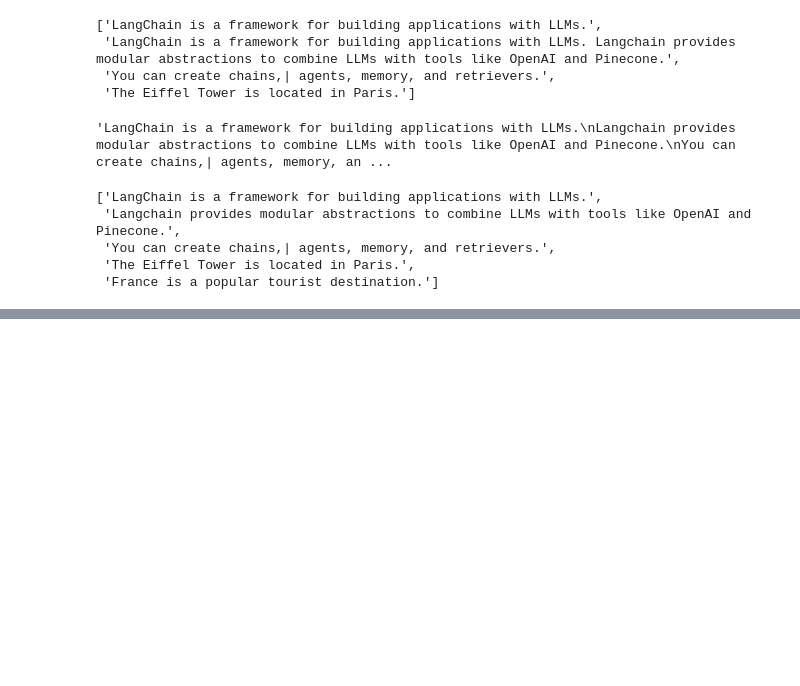
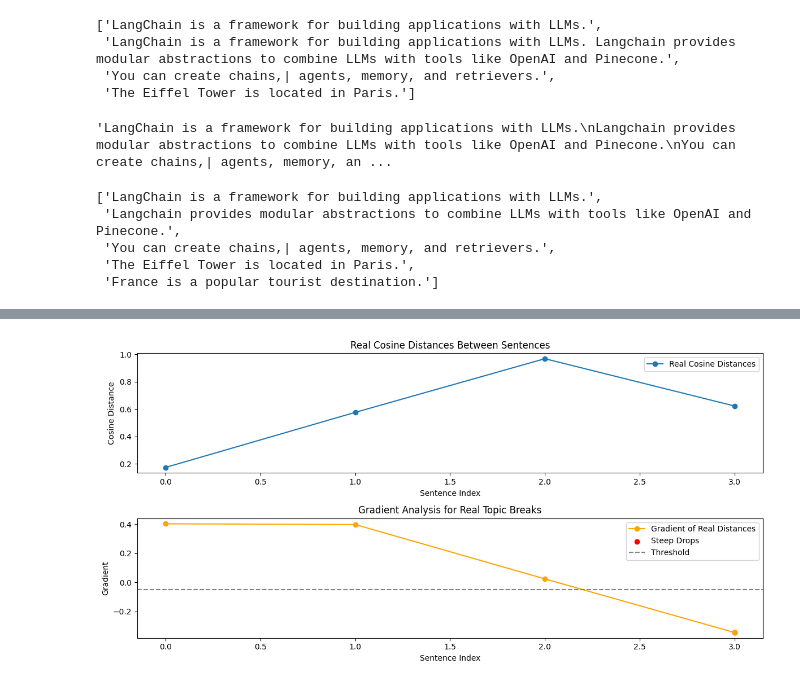
Before and after one commit to Omega-Centauri-21/RAG, a Jupyter notebook: 3-advanced-semantic-chunking/1_semantic_chunking.ipynb, the cells around one changed output, grey strips where cells are left out. Saved outputs shown, nothing was run; the diff lists cells and outputs as text; code cells hidden in the pictures; blank space fills up the shorter version.

Commit message:
Adv. Semantic Retrival with dynamic thresholding.

```diff
--- a/3-advanced-semantic-chunking/1_semantic_chunking.ipynb
+++ b/3-advanced-semantic-chunking/1_semantic_chunking.ipynb
@@ -131,0 +184,38 @@ sentences
+# %%
+import matplotlib.pyplot as plt
+from sklearn.metrics.pairwise import cosine_similarity
+
+# Use real chunks and calculate distances
+real_embeddings = embedding_model.embed_documents(sentences)
+real_distances = [
+    1 - cosine_similarity([real_embeddings[i]], [real_embeddings[i + 1]])[0][0]
+    for i in range(len(real_embeddings) - 1)
+ ]
+real_gradients = np.gradient(real_distances)
+real_steep_drops = np.where(real_gradients < -0.05)[0]  # Threshold for steep drops
+
+# Plot the real cosine distances and gradients
+plt.figure(figsize=(12, 6))
+
+# Plot real cosine distances
+plt.subplot(2, 1, 1)
+plt.plot(real_distances, label='Real Cosine Distances', marker='o')
+plt.title('Real Cosine Distances Between Sentences')
+plt.xlabel('Sentence Index')
+plt.ylabel('Cosine Distance')
+plt.legend()
+
+# Plot real gradients
+plt.subplot(2, 1, 2)
+plt.plot(real_gradients, label='Gradient of Real Distances', marker='o', color='orange')
+plt.scatter(real_steep_drops, real_gradients[real_steep_drops], color='red', label='Steep Drops')
+plt.title('Gradient Analysis for Real Topic Breaks')
+plt.xlabel('Sentence Index')
+plt.ylabel('Gradient')
+plt.axhline(y=-0.05, color='gray', linestyle='--', label='Threshold')
+plt.legend()
+
+plt.tight_layout()
+plt.show()
+# %% [output]
+[figure, added]
```
Also changed, not shown: parts of 3 cells of this notebook, 1 other file.
